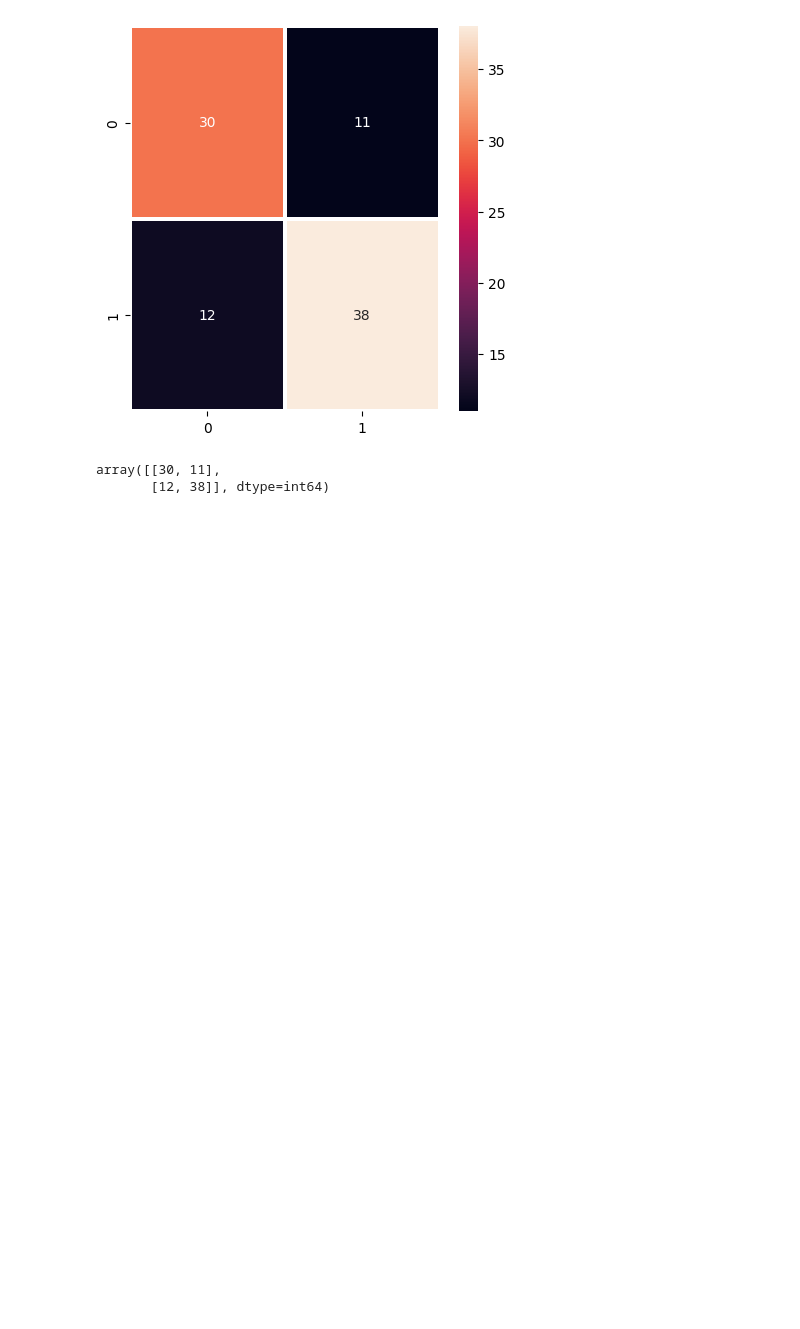
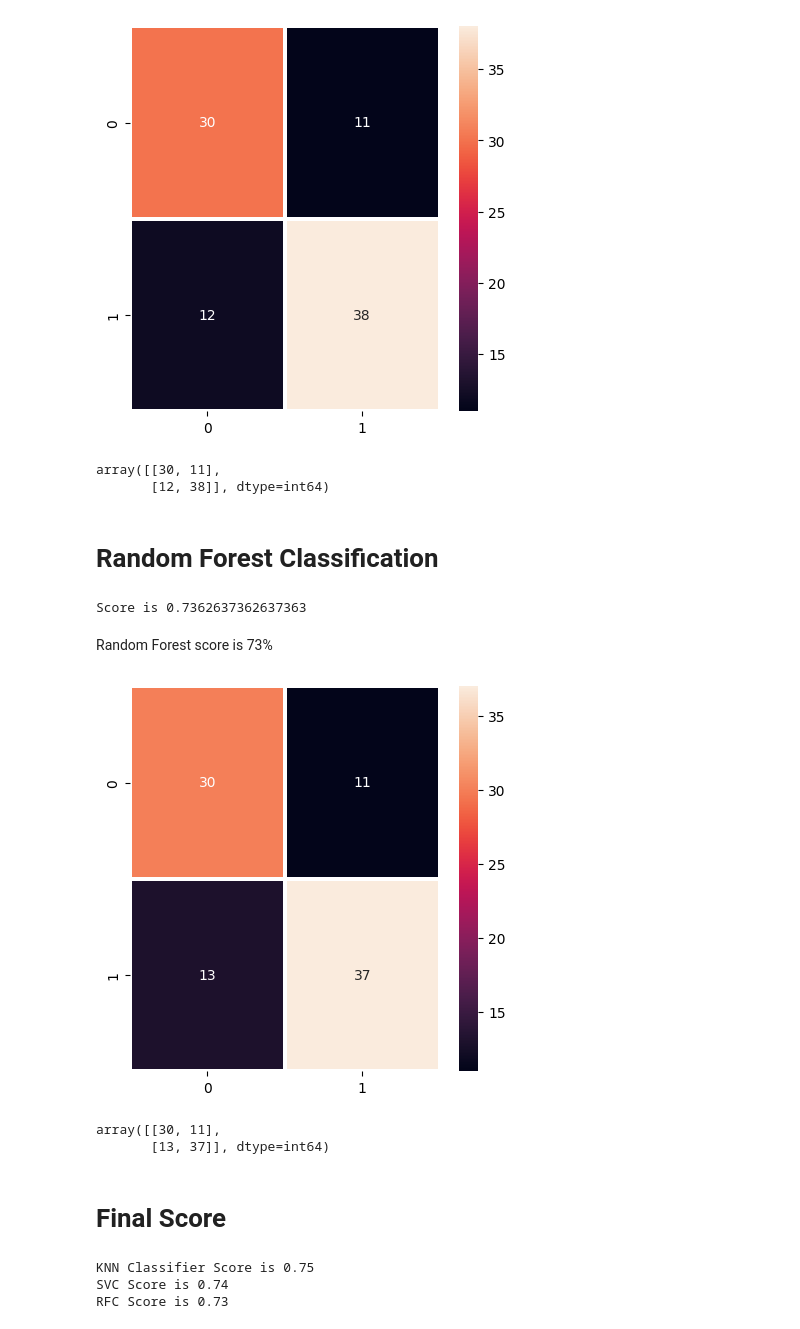
Before and after one commit to Elsharaky/Social-Informatics-Practical-Exam, a Jupyter notebook: hear_disease.ipynb, the cells around one changed output. Saved outputs shown, nothing was run; the diff lists cells and outputs as text; code cells hidden in the pictures; blank space fills up the shorter version.

Commit message:
add random forest

```diff
--- a/hear_disease.ipynb
+++ b/hear_disease.ipynb
@@ -133,3 +134,36 @@ plot_confusionMatrix(y_true,y_pred)
 [figure]
 array([[30, 11],
        [12, 38]], dtype=int64)
+# %% [markdown]
+# Random Forest Classification
+# %%
+from sklearn.ensemble import RandomForestClassifier
+
+rfc = RandomForestClassifier(n_estimators=50,random_state=1)
+rfc.fit(x_train,y_train)
+rfc_score = rfc.score(x_test,y_test)
+score_list["RFC"]=rfc_score
+
+print(f"Score is {rfc_score}")
+# %% [output]
+Score is 0.7362637362637363
+# %% [markdown]
+Random Forest score is 73%
+# %%
+y_true = y_test
+y_pred = rfc.predict(x_test)
+plot_confusionMatrix(y_true,y_pred)
+# %% [output]
+[figure, added]
+array([[30, 11],
+       [13, 37]], dtype=int64)
+# %% [markdown]
+# Final Score
+# %%
+score_list = list(score_list.items())
+for alg,score in score_list:
+    print(f"{alg} Score is {str(score)[:4]} ")
+# %% [output]
+KNN Classifier Score is 0.75
+SVC Score is 0.74
+RFC Score is 0.73
```
Also changed, not shown: parts of 2 cells of this notebook.
